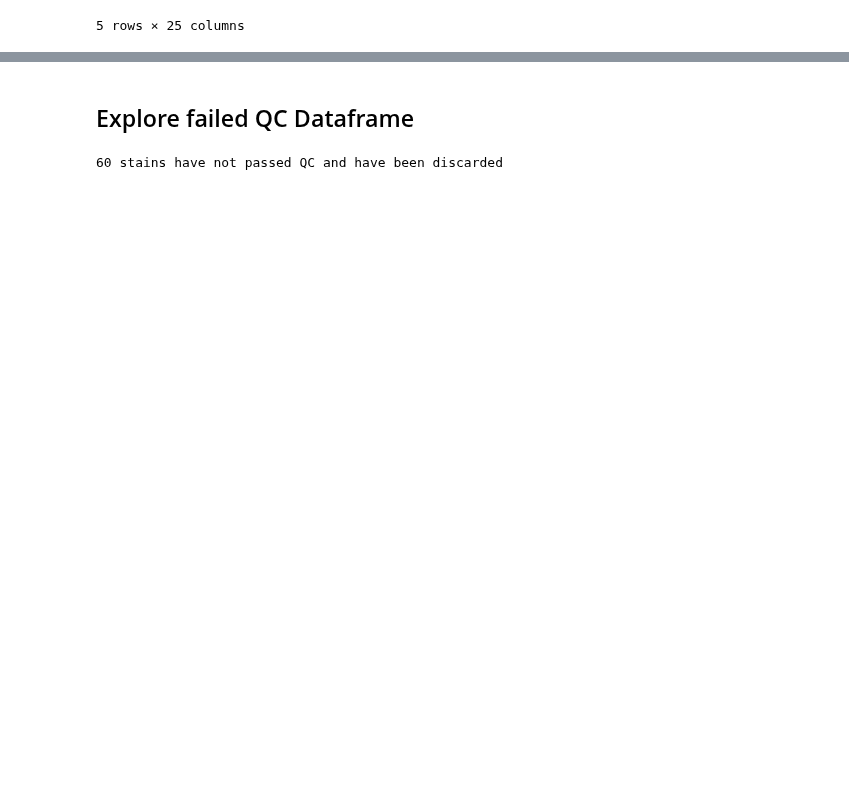
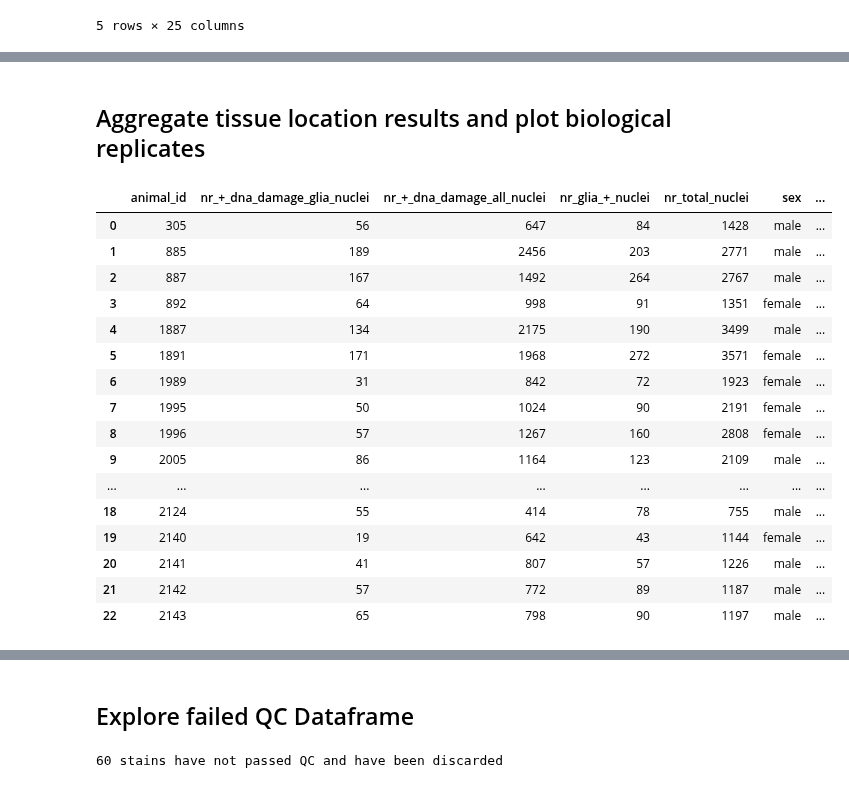
Before and after one commit to adiezsanchez/microglia_dna_damage, a Jupyter notebook: 2_data_exploration.ipynb, the cells around one changed output, grey strips where cells are left out. Drawn from its saved outputs; the diff is of its cells as text; code cells hidden in the pictures; blank space fills up the shorter version.

```diff
--- a/2_data_exploration.ipynb
+++ b/2_data_exploration.ipynb
@@ -145,0 +96,45 @@ fig.show()
+# %% [markdown]
+<h2>Aggregate tissue location results and plot biological replicates</h2>
+# %%
+# Define aggregation rules for each column
+aggregations = {
+    'nr_+_dna_damage_glia_nuclei': 'sum',
+    'nr_+_dna_damage_all_nuclei': 'sum',
+    'nr_glia_+_nuclei': 'sum',
+    'nr_total_nuclei': 'sum',
+    'sex': 'first',  # 'sex' does not vary within each animal_id
+    'genotype': 'first'  # 'genotype' does not vary within each animal_id
+}
+
+# Group by 'animal_id' and apply the defined aggregation rules
+grouped = auto_filtered_df.groupby('animal_id').agg(aggregations)
+
+# Reset index to make 'animal_id' a column
+result_df = grouped.reset_index()
+
+# Calculate damage_load_ratio_glia_+
+result_df['damage_load_ratio_glia_+'] = result_df['nr_+_dna_damage_glia_nuclei'] / result_df['nr_glia_+_nuclei']
+
+# Calculate damage_load_ratio_total
+result_df['damage_load_ratio_total'] = result_df['nr_+_dna_damage_all_nuclei'] / result_df['nr_total_nuclei']
+
+# Display the new DataFrame
+result_df
+# %% [output]
+|  | animal_id | nr_+_dna_damage_glia_nuclei | nr_+_dna_damage_all_nuclei | nr_glia_+_nuclei | nr_total_nuclei | sex | ... |
+| 0 | 305 | 56 | 647 | 84 | 1428 | male | ... |
+| 1 | 885 | 189 | 2456 | 203 | 2771 | male | ... |
+| 2 | 887 | 167 | 1492 | 264 | 2767 | male | ... |
+| 3 | 892 | 64 | 998 | 91 | 1351 | female | ... |
+| 4 | 1887 | 134 | 2175 | 190 | 3499 | male | ... |
+| 5 | 1891 | 171 | 1968 | 272 | 3571 | female | ... |
+| 6 | 1989 | 31 | 842 | 72 | 1923 | female | ... |
+| 7 | 1995 | 50 | 1024 | 90 | 2191 | female | ... |
+| 8 | 1996 | 57 | 1267 | 160 | 2808 | female | ... |
+| 9 | 2005 | 86 | 1164 | 123 | 2109 | male | ... |
+| ... | ... | ... | ... | ... | ... | ... | ... |
+| 18 | 2124 | 55 | 414 | 78 | 755 | male | ... |
+| 19 | 2140 | 19 | 642 | 43 | 1144 | female | ... |
+| 20 | 2141 | 41 | 807 | 57 | 1226 | male | ... |
+| 21 | 2142 | 57 | 772 | 89 | 1187 | male | ... |
+| 22 | 2143 | 65 | 798 | 90 | 1197 | male | ... |
```
Also changed, not shown: parts of 12 cells of this notebook, 1 other file.
